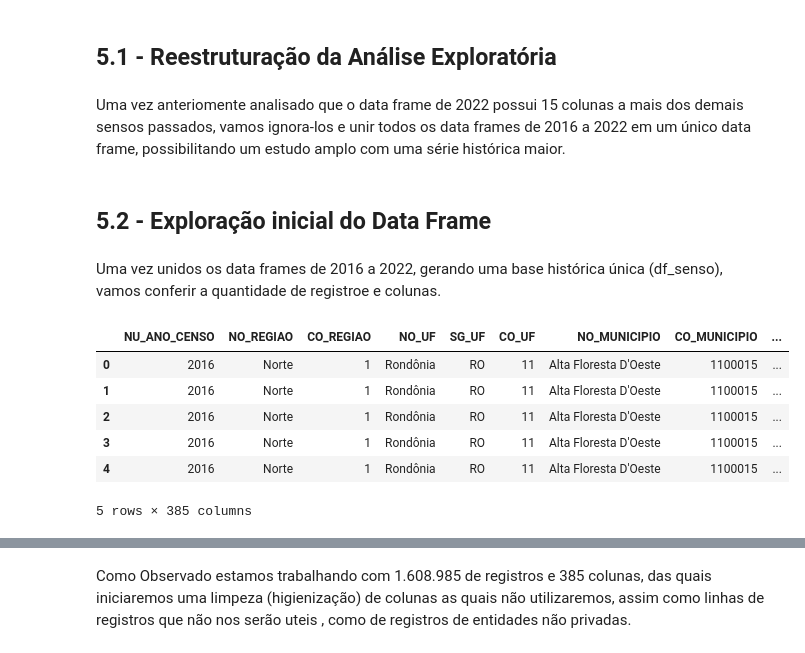
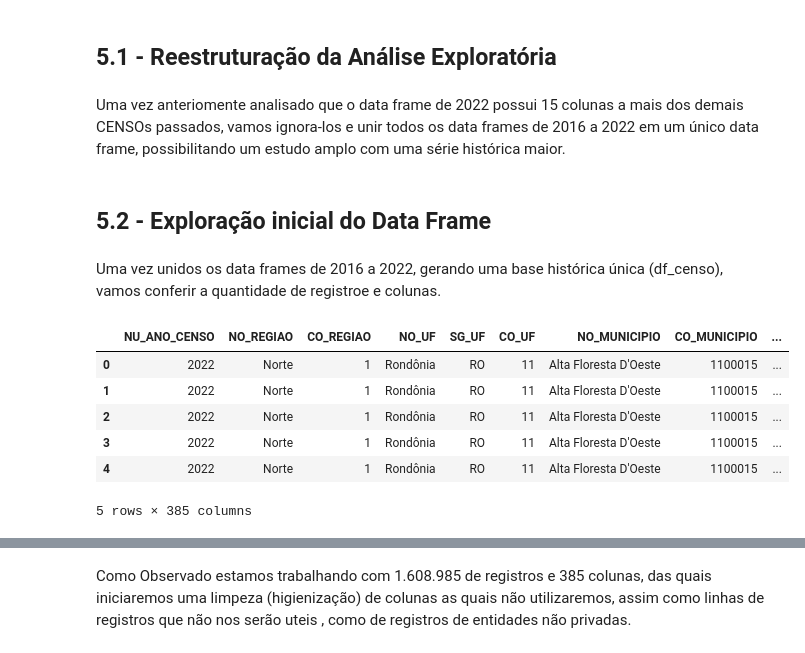
Before and after one commit to AndersonLopesbh/I.S, a Jupyter notebook: Analises IS/Script_python/Analises_IS.ipynb, the cells around one changed output, grey strips where cells are left out. Saved outputs shown, nothing was run; the diff lists cells and outputs as text; code cells hidden in the pictures.

```diff
--- a/Analises IS/Script_python/Analises_IS.ipynb
+++ b/Analises IS/Script_python/Analises_IS.ipynb
@@ -162,12 +138,12 @@ Sendo assim, estes campos serão descastados, para que haja paridade com os dema
 # %% [markdown]
 ## 5.1 - Reestruturação da Análise Exploratória
 # %% [markdown]
-Uma vez anteriomente analisado que o data frame de 2022 possui 15 colunas a mais dos demais sensos passados, vamos ignora-los e unir todos os data frames de 2016 a 2022 em um único data frame, possibilitando um estudo amplo com uma série histórica maior.
+Uma vez anteriomente analisado que o data frame de 2022 possui 15 colunas a mais dos demais CENSOs passados, vamos ignora-los e unir todos os data frames de 2016 a 2022 em um único data frame, possibilitando um estudo amplo com uma série histórica maior.
 # %% [markdown]
 ## 5.2 - Exploração inicial do Data Frame
 # %%
 # Com o auxílio da função append do Pandas vamos concatenar nossos data frames
 
-df_senso = pd.concat([df_2016, df_2017, df_2018, df_2019, df_2020, df_2021, df_2022], ignore_index=True)
-#print(df_senso)
+df_censo = pd.concat([df_2022], ignore_index=True)
+#print(df_censo)
 # %%
@@ -179,15 +155,15 @@ del df_2016,df_2017,df_2018,df_2019,df_2020,df_2021,df_2022
 # %% [markdown]
-Uma vez unidos os data frames de 2016 a 2022, gerando uma base histórica única (df_senso), vamos conferir a quantidade de registroe e colunas.
+Uma vez unidos os data frames de 2016 a 2022, gerando uma base histórica única (df_censo), vamos conferir a quantidade de registroe e colunas.
 # %%
 #Leitura das primeiras linhas conferindo o inicio do arquivo
-df_senso.head()
+df_censo.head()
 # %% [output]
 |  | NU_ANO_CENSO | NO_REGIAO | CO_REGIAO | NO_UF | SG_UF | CO_UF | NO_MUNICIPIO | CO_MUNICIPIO | ... |
-| 0 | 2016 | Norte | 1 | Rondônia | RO | 11 | Alta Floresta D'Oeste | 1100015 | ... |
-| 1 | 2016 | Norte | 1 | Rondônia | RO | 11 | Alta Floresta D'Oeste | 1100015 | ... |
-| 2 | 2016 | Norte | 1 | Rondônia | RO | 11 | Alta Floresta D'Oeste | 1100015 | ... |
-| 3 | 2016 | Norte | 1 | Rondônia | RO | 11 | Alta Floresta D'Oeste | 1100015 | ... |
-| 4 | 2016 | Norte | 1 | Rondônia | RO | 11 | Alta Floresta D'Oeste | 1100015 | ... |
+| 0 | 2022 | Norte | 1 | Rondônia | RO | 11 | Alta Floresta D'Oeste | 1100015 | ... |
+| 1 | 2022 | Norte | 1 | Rondônia | RO | 11 | Alta Floresta D'Oeste | 1100015 | ... |
+| 2 | 2022 | Norte | 1 | Rondônia | RO | 11 | Alta Floresta D'Oeste | 1100015 | ... |
+| 3 | 2022 | Norte | 1 | Rondônia | RO | 11 | Alta Floresta D'Oeste | 1100015 | ... |
+| 4 | 2022 | Norte | 1 | Rondônia | RO | 11 | Alta Floresta D'Oeste | 1100015 | ... |
 5 rows × 385 columns
 # %%
 #Leitura das ultimas linhas conferindo o fim do arquivo
```
Also changed, not shown: parts of 39 cells of this notebook.
